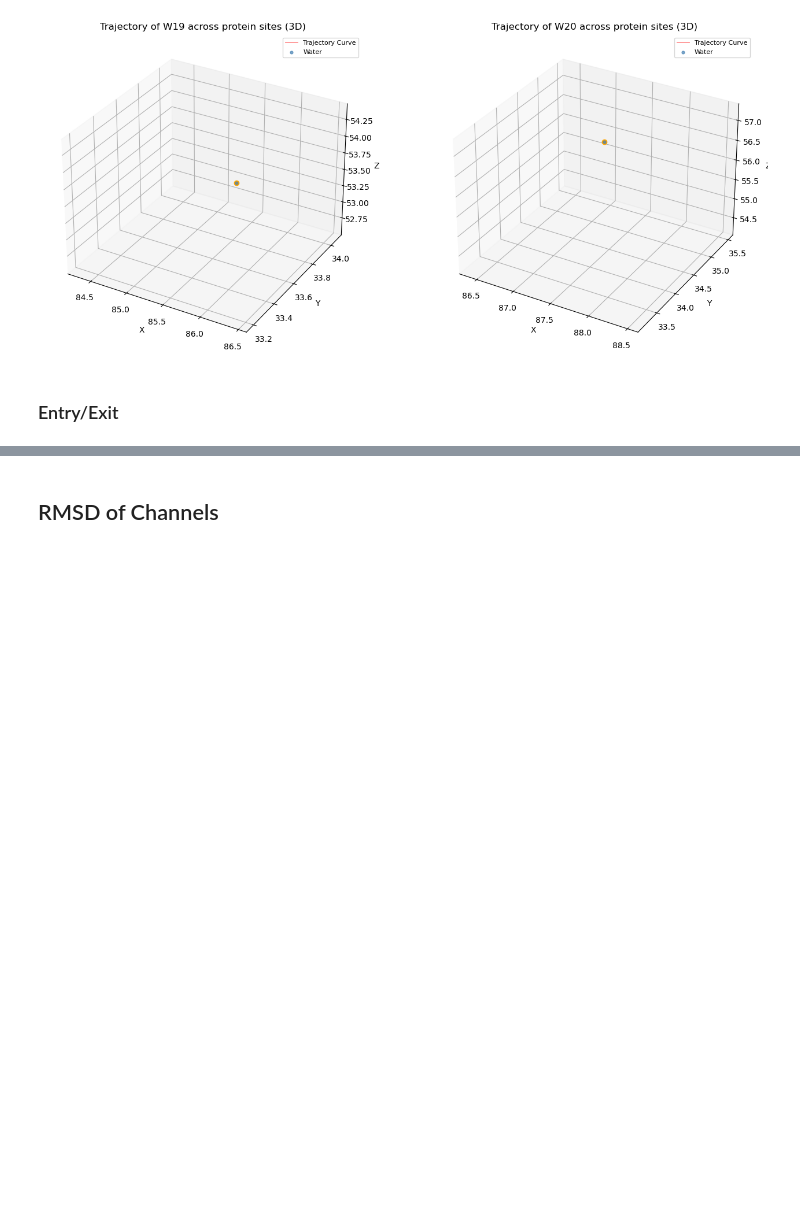
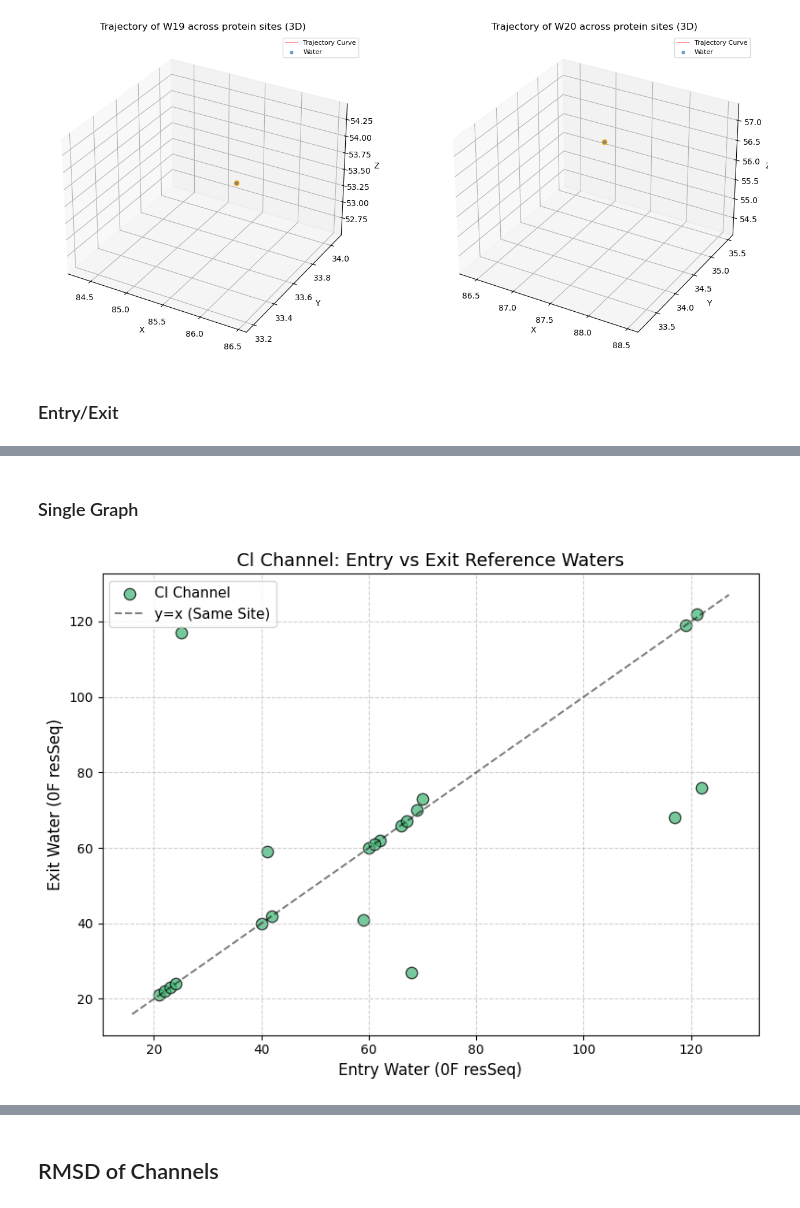
Before and after one commit to asmit3/eden, a Jupyter notebook: model_analysis_scripts/MD_scripts/methanol_scripts/kinetic_figures.ipynb, the cells around one changed output, grey strips where cells are left out. Saved outputs shown, nothing was run; the diff lists cells and outputs as text; code cells hidden in the pictures; blank space fills up the shorter version.

```diff
--- a/model_analysis_scripts/MD_scripts/methanol_scripts/kinetic_figures.ipynb
+++ b/model_analysis_scripts/MD_scripts/methanol_scripts/kinetic_figures.ipynb
@@ -666,0 +808,45 @@ Matching spatial coordinates to closest 0F reference waters...
+# %% [markdown]
+### Single Graph
+# %%
+# Change this variable to "O1", "Cl", or "O4" to view a different channel
+CHANNEL_TO_PLOT = "Cl"
+
+# --- 6. Generate Single Channel Scatter Plot ---
+if CHANNEL_TO_PLOT not in plot_data:
+    print(f"Error: '{CHANNEL_TO_PLOT}' is not a valid channel. Please choose from {list(plot_data.keys())}.")
+else:
+    fig, ax = plt.subplots(figsize=(8, 6))
+
+    data = plot_data[CHANNEL_TO_PLOT]
+    colors = {'O1': 'royalblue', 'Cl': 'mediumseagreen', 'O4': 'crimson'}
+
+    if not data['entry_res']:
+        print(f"No matching data found for the {CHANNEL_TO_PLOT} channel.")
+    else:
+        # Scatter plot for just the selected channel
+        ax.scatter(data['entry_res'], data['exit_res'],
+                   c=colors.get(CHANNEL_TO_PLOT, 'black'), alpha=0.7, edgecolors='k', s=80, label=f"{CHANNEL_TO_PLOT} Channel")
+
+        # Formatting
+        ax.set_title(f"{CHANNEL_TO_PLOT} Channel: Entry vs Exit Reference Waters", fontsize=14)
+        ax.set_xlabel("Entry Water (0F resSeq)", fontsize=12)
+        ax.set_ylabel("Exit Water (0F resSeq)", fontsize=12)
+        ax.grid(True, linestyle='--', alpha=0.6)
+
+        # Add a y=x diagonal line
+        all_res = data['entry_res'] + data['exit_res']
+        if all_res:
+            min_val, max_val = min(all_res), max(all_res)
+
+            # Extend the line slightly past the min/max values for better visibility
+            padding = (max_val - min_val) * 0.05 if max_val != min_val else 5
+            ax.plot([min_val - padding, max_val + padding],
+                    [min_val - padding, max_val + padding],
+                    'k--', alpha=0.5, label='y=x (Same Site)')
+
+        ax.legend(fontsize=11)
+
+    plt.tight_layout()
+    plt.show()
+# %% [output]
+[figure, added]
```
Also changed, not shown: parts of 11 cells of this notebook.
